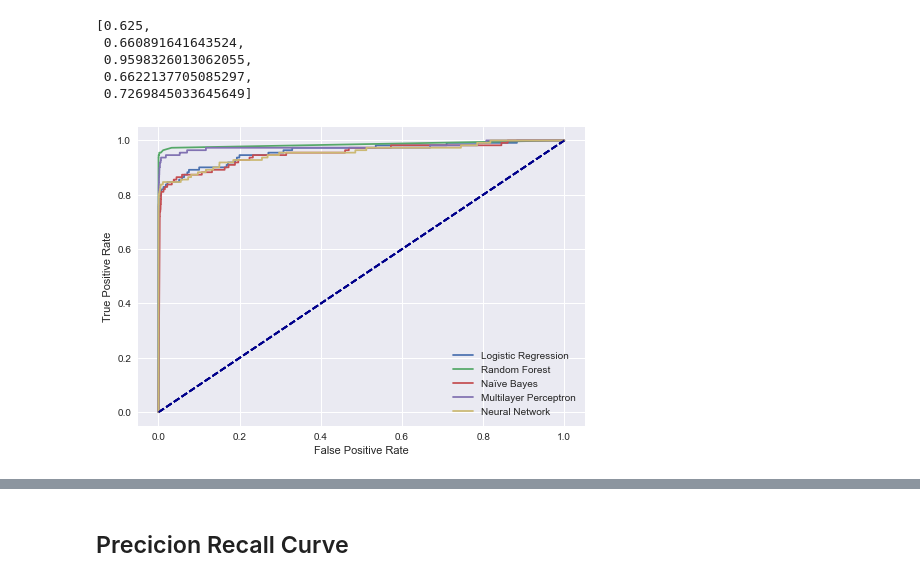
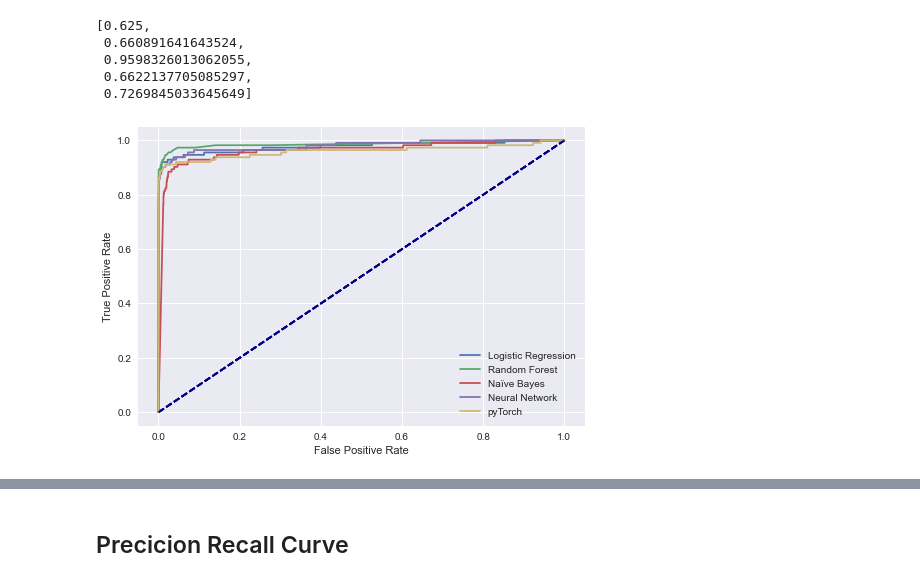
Before and after one commit to bjarnemu/aml2021finalproject, a Jupyter notebook: krog_pytorch.ipynb, the cells around one changed output, grey strips where cells are left out. Saved outputs shown, nothing was run; the diff lists cells and outputs as text; code cells hidden in the pictures.

Commit message:
pytorch preds

```diff
--- a/krog_pytorch.ipynb
+++ b/krog_pytorch.ipynb
@@ -394,0 +432,4 @@ plt.plot(history.history['val_loss'], label="val loss")
+# %%
+py_preds['all'] = py_preds['all'].detach()
+py_preds['median'] = py_preds['median'].detach()
+py_preds['perm'] = py_preds['perm'].detach()
@@ -432,15 +577,15 @@ Mean Score for Metrics: 0.7269845033645649
  0.6622137705085297,
  0.7269845033645649]
 # %%
-def plot_roc_cur(fper, tper, label="", title="plot title"):
-    plt.plot(fper, tper, label=label)
+def plot_roc_cur(fper, tper, label="", line="", title="plot title"):
+    plt.plot(fper, tper, line, label=label)
     plt.plot([0, 1], [0, 1], color='darkblue', linestyle='--')
     plt.xlabel('False Positive Rate')
     plt.ylabel('True Positive Rate')
     plt.title(title)
     plt.legend(loc='lower right')
 
-def create_roc_curve(preds, targets, label="", title=""):
+def create_roc_curve(preds, targets, label="", line="", title=""):
     all_fpr, all_tpr = [], []
     fpr, tpr, thresholds = roc_curve(targets, preds)
     all_fpr.append(fpr)
@@ -448,13 +593,14 @@ def create_roc_curve(preds, targets, label="", title=""):
     all_fpr = np.array(all_fpr)
     all_tpr = np.array(tpr)
 
-    plot_roc_cur(all_fpr[0], all_tpr, label=label, title=title)
+    plot_roc_cur(all_fpr[0], all_tpr, label=label, line=line, title=title)
 # %%
-create_roc_curve(lrg.predict_proba(X_test)[:,1], y_test, label="Logistic Regression")
+create_roc_curve(sklearn_predictions['lrg']['all'][:,1], y_all_test, label="Logistic Regression")
 #create_roc_curve(svc.predict_proba(X_test)[:,1], y_test, label="Support Vector Classifier")
-create_roc_curve(rfc.predict_proba(X_test)[:,1], y_test, label="Random Forest")
-create_roc_curve(nb.predict_proba(X_test)[:,1], y_test, label="Naïve Bayes")
-create_roc_curve(mlp.predict_proba(X_test)[:,1], y_test, label="Multilayer Perceptron")
-create_roc_curve(nn.predict(X_test), y_test, label="Neural Network")
+create_roc_curve(sklearn_predictions['rfc']['all'][:,1], y_all_test, label="Random Forest")
+create_roc_curve(sklearn_predictions['nbc']['all'][:,1], y_all_test, label="Naïve Bayes")
+#create_roc_curve(sklearn_predictions['mp']['all'][:,1], y_all_test, label="Multilayer Perceptron")
+create_roc_curve(nn_preds['all'], y_all_test, label="Neural Network")
+create_roc_curve(py_preds['all'], y_all_test, label="pyTorch")
 # %% [output]
-[figure, old version]
+[figure, new version]
```
Also changed, not shown: parts of 43 cells of this notebook, 1 other file.
